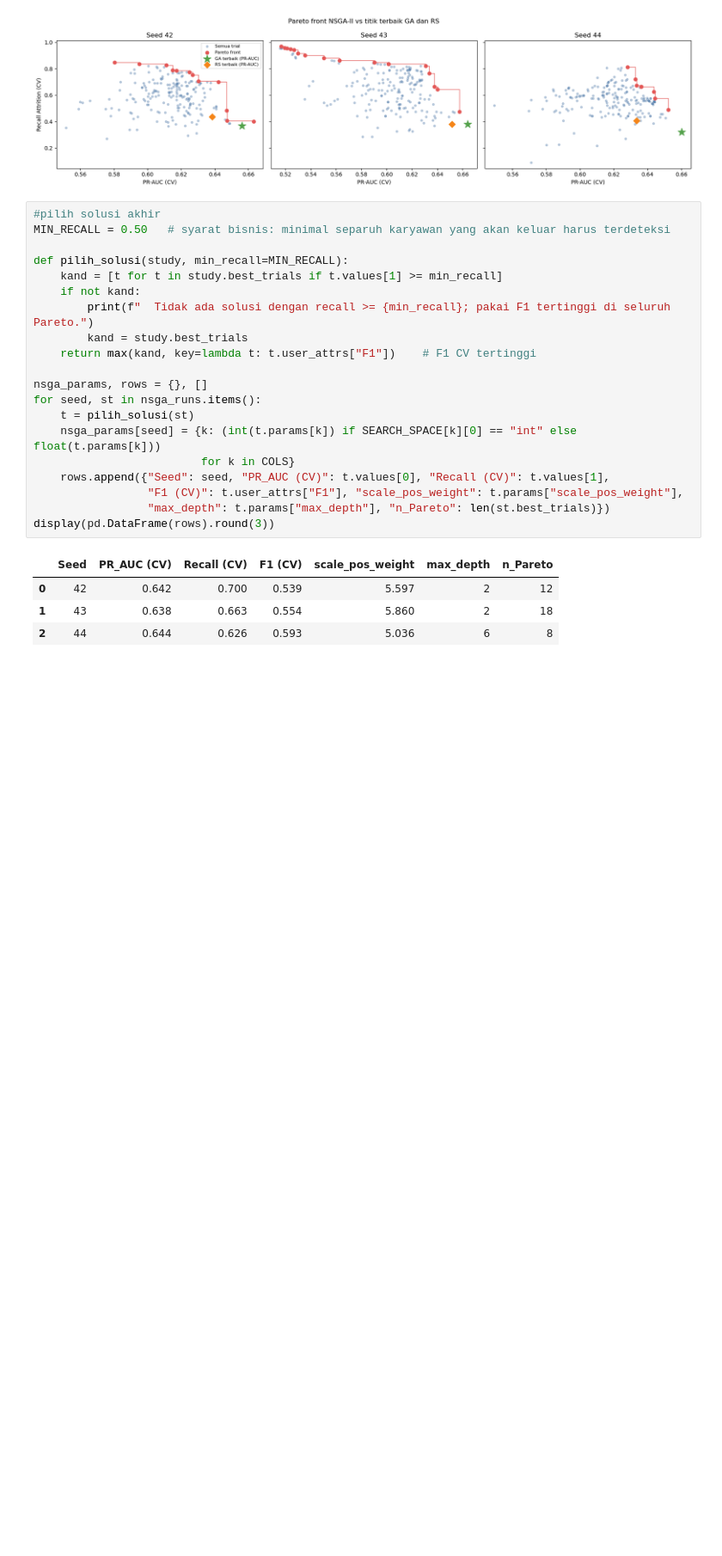
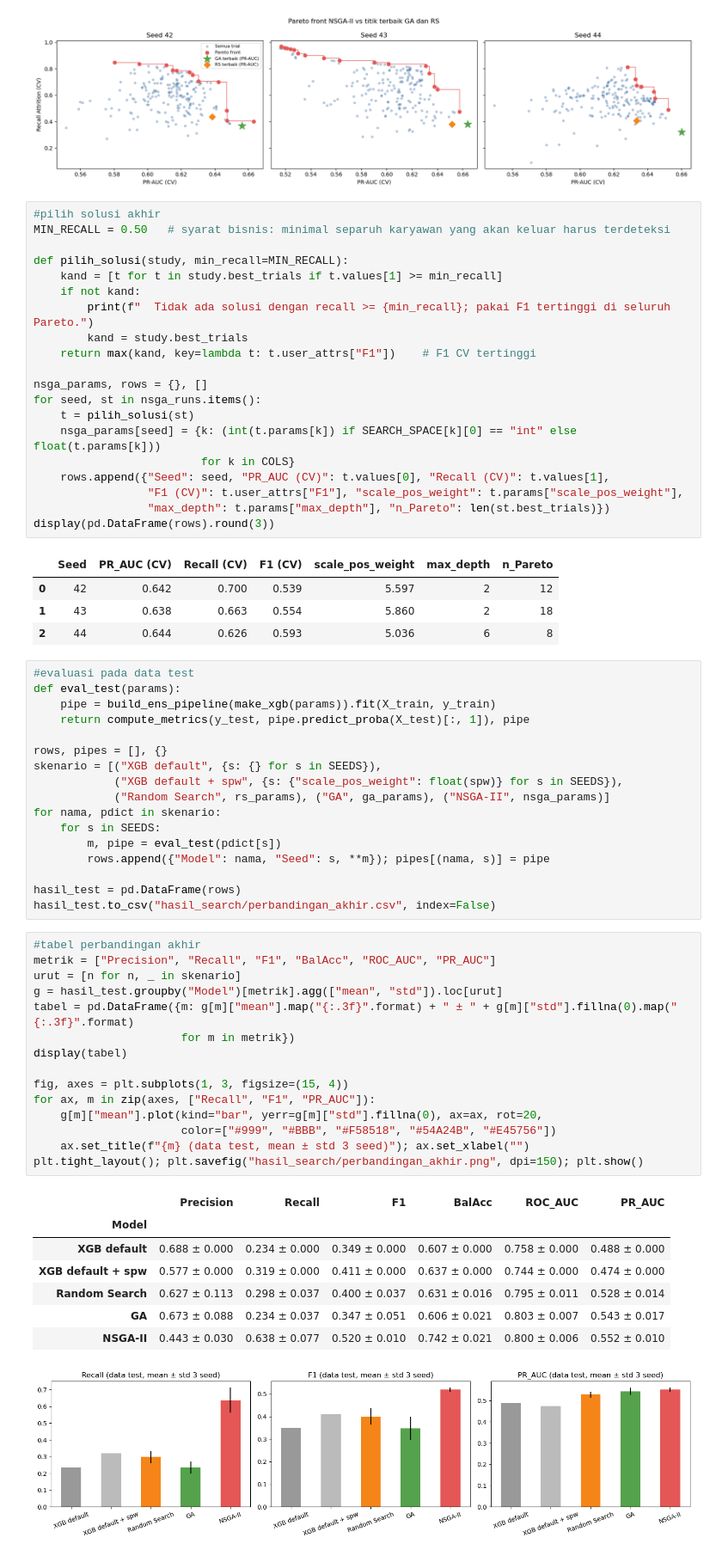
Before and after one commit to manl1/Project-ETS-Machine-Learning, a Jupyter notebook: project-ets.ipynb, the cells around one changed output. Shown at 86% size. Saved outputs shown, nothing was run; the diff lists cells and outputs as text; blank space fills up the shorter version.

Commit message:
feat: evaluasi data test dan tabel perbandingan akhir
Evaluasi XGB default, Random Search, GA, dan NSGA-II di data test (rata-rata 3 seed).

```diff
--- a/project-ets.ipynb
+++ b/project-ets.ipynb
@@ -1052,3 +1052,44 @@ display(pd.DataFrame(rows).round(3))
 | 0 | 42 | 0.642 | 0.700 | 0.539 | 5.597 | 2 | 12 |
 | 1 | 43 | 0.638 | 0.663 | 0.554 | 5.860 | 2 | 18 |
 | 2 | 44 | 0.644 | 0.626 | 0.593 | 5.036 | 6 | 8 |
+# %%
+#evaluasi pada data test
+def eval_test(params):
+    pipe = build_ens_pipeline(make_xgb(params)).fit(X_train, y_train)
+    return compute_metrics(y_test, pipe.predict_proba(X_test)[:, 1]), pipe
+
+rows, pipes = [], {}
+skenario = [("XGB default", {s: {} for s in SEEDS}),
+            ("XGB default + spw", {s: {"scale_pos_weight": float(spw)} for s in SEEDS}),
+            ("Random Search", rs_params), ("GA", ga_params), ("NSGA-II", nsga_params)]
+for nama, pdict in skenario:
+    for s in SEEDS:
+        m, pipe = eval_test(pdict[s])
+        rows.append({"Model": nama, "Seed": s, **m}); pipes[(nama, s)] = pipe
+
+hasil_test = pd.DataFrame(rows)
+hasil_test.to_csv("hasil_search/perbandingan_akhir.csv", index=False)
+# %%
+#tabel perbandingan akhir
+metrik = ["Precision", "Recall", "F1", "BalAcc", "ROC_AUC", "PR_AUC"]
+urut = [n for n, _ in skenario]
+g = hasil_test.groupby("Model")[metrik].agg(["mean", "std"]).loc[urut]
+tabel = pd.DataFrame({m: g[m]["mean"].map("{:.3f}".format) + " ± " + g[m]["std"].fillna(0).map("{:.3f}".format)
+                      for m in metrik})
+display(tabel)
+
+fig, axes = plt.subplots(1, 3, figsize=(15, 4))
+for ax, m in zip(axes, ["Recall", "F1", "PR_AUC"]):
+    g[m]["mean"].plot(kind="bar", yerr=g[m]["std"].fillna(0), ax=ax, rot=20,
+                      color=["#999", "#BBB", "#F58518", "#54A24B", "#E45756"])
+    ax.set_title(f"{m} (data test, mean ± std 3 seed)"); ax.set_xlabel("")
+plt.tight_layout(); plt.savefig("hasil_search/perbandingan_akhir.png", dpi=150); plt.show()
+# %% [output]
+|  | Precision | Recall | F1 | BalAcc | ROC_AUC | PR_AUC |
+| Model |  |  |  |  |  |  |
+| XGB default | 0.688 ± 0.000 | 0.234 ± 0.000 | 0.349 ± 0.000 | 0.607 ± 0.000 | 0.758 ± 0.000 | 0.488 ± 0.000 |
+| XGB default + spw | 0.577 ± 0.000 | 0.319 ± 0.000 | 0.411 ± 0.000 | 0.637 ± 0.000 | 0.744 ± 0.000 | 0.474 ± 0.000 |
+| Random Search | 0.627 ± 0.113 | 0.298 ± 0.037 | 0.400 ± 0.037 | 0.631 ± 0.016 | 0.795 ± 0.011 | 0.528 ± 0.014 |
+| GA | 0.673 ± 0.088 | 0.234 ± 0.037 | 0.347 ± 0.051 | 0.606 ± 0.021 | 0.803 ± 0.007 | 0.543 ± 0.017 |
+| NSGA-II | 0.443 ± 0.030 | 0.638 ± 0.077 | 0.520 ± 0.010 | 0.742 ± 0.021 | 0.800 ± 0.006 | 0.552 ± 0.010 |
+[figure, added]
```
Also changed, not shown: 2 other files.
